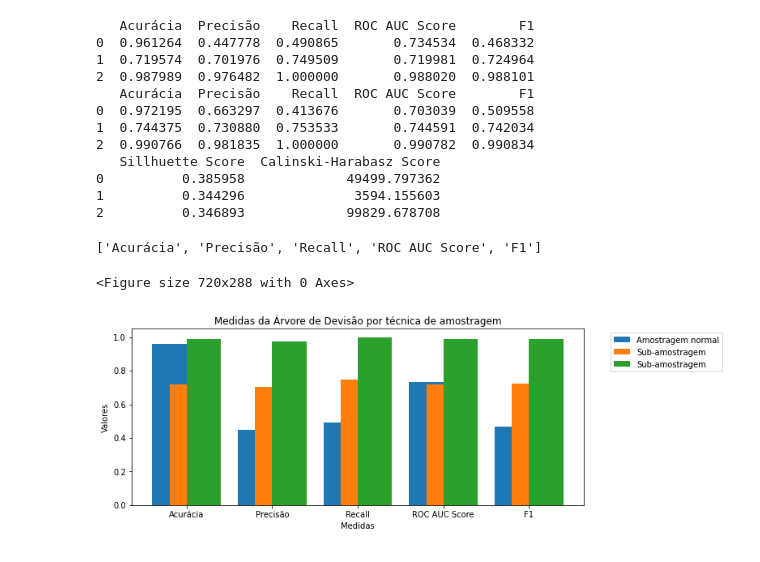
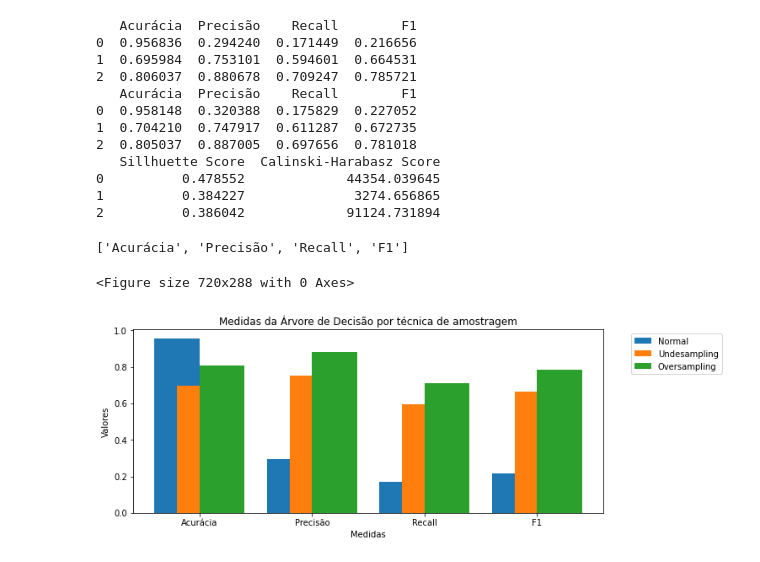
Before and after one commit to rafaelMartins1922/kaggle-fraud-detection-challenge, a Jupyter notebook: iee_cis_fraud_detection_machine_learning.ipynb, the cells around one changed output. Saved outputs shown, nothing was run; the diff lists cells and outputs as text; code cells hidden in the pictures.

```diff
--- a/iee_cis_fraud_detection_machine_learning.ipynb
+++ b/iee_cis_fraud_detection_machine_learning.ipynb
@@ -33,10 +32,8 @@ from sklearn.metrics import silhouette_score, calinski_harabasz_score
 # You can write up to 20GB to the current directory (/kaggle/working/) that gets preserved as output when you create a version using "Save & Run All"
 # You can also write temporary files to /kaggle/temp/, but they won't be saved outside of the current session
 # %%
-cols = ["TransactionID", "TransactionAmt","TransactionDT", "ProductCD","card4", "card6", "isFraud"]
-
-train_transaction = pd.read_csv("/content/drive/MyDrive/teste/train_transaction.csv", usecols=cols)
-test_transaction = pd.read_csv("/content/drive/MyDrive/teste/test_transaction.csv", usecols= [col for col in cols if col != 'isFraud'])
+train_transaction = pd.read_csv("/content/drive/MyDrive/teste/train_transaction.csv")
+test_transaction = pd.read_csv("/content/drive/MyDrive/teste/test_transaction.csv")
 
 train_identity = pd.read_csv("/content/drive/MyDrive/teste/train_identity.csv")
 test_identity = pd.read_csv("/content/drive/MyDrive/teste/test_identity.csv")
@@ -52,14 +63,15 @@ test: (506691, 46)
 # %%
 # Data Transformation
-## dropping nulls
-train.dropna(thresh=train.shape[0]*0.5,how='all',axis=1, inplace=True)
-test = test[[col for col in list(train.columns) if col != 'isFraud']]
 
+## dropping unecessary columns
+train = train[['ProductCD', 'DeviceType', 'card4', 'card6', 'R_emaildomain', 'id_02', 'id_16', 'id_35', 'id_38', 'V10', 'V12', 'V13', 'V15', 'V17', 'V18', 'V24', 'V31','isFraud']]
+test = test[['ProductCD', 'DeviceType', 'card4', 'card6', 'R_emaildomain', 'id-02', 'id-16', 'id-35', 'id-38', 'V10', 'V12', 'V13', 'V15', 'V17', 'V18', 'V24', 'V31']]
+
+continuous = train.select_dtypes(include=[np.number]).columns # all continuous columns
+categorical = train.select_dtypes(exclude=[np.number]).columns
 ## filling nulls
 train = train.fillna(train.mode().iloc[0])
 
 ## normalization, standardization
-continuous = train.select_dtypes(include=[np.number]).columns # all continuous columns
-categorical = train.select_dtypes(exclude=[np.number]).columns
 train[continuous] = (train[continuous]-train[continuous].mean())/train[continuous].std()
 train[continuous] = (train[continuous]-train[continuous].min())/(train[continuous].max()-train[continuous].min())
@@ -66,4 +80,5 @@ train[continuous] = (train[continuous]-train[continuous].min())/(train[continuou
 # %%
+# Makes predictions and prints metrics used to evaluate each model
 def evaluate_supervised_model(model, X_train, X_test, y_train, y_test, model_name):
     model.fit(X_train, y_train)
     y_pred = model.predict(X_test)
@@ -79,12 +94,11 @@ def evaluate_supervised_model(model, X_train, X_test, y_train, y_test, model_nam
     print('Recall: ', recall)
     print('ROC AUC Score: ', ra_score)
     print('F1: ', f1)
-    plot_roc_curve(model, X_test, y_test, name=f'ROC Curve - {model_name}')
 
-    return {'Acurácia':accuracy, 'Precisão':precision, 'Recall': recall, 'ROC AUC Score':ra_score, 'F1':f1}
+    return {'Acurácia':accuracy, 'Precisão':precision, 'Recall': recall, 'F1':f1}
 # %%
 # Supervised learning - Decision Tree Classifier
-features = ["TransactionID", "TransactionAmt","TransactionDT", "ProductCD","card4", "card6"]
+features = ['ProductCD', 'DeviceType', 'card4', 'card6', 'R_emaildomain', 'id_02', 'id_16', 'id_35', 'id_38', 'V10', 'V12', 'V13', 'V15', 'V17', 'V18', 'V24', 'V31']
 target = 'isFraud'
 #Data split - No sampling
 X = train[features]
@@ -302,41 +292,41 @@ print(decision_tree_results)
 print(random_forest_results)
 print(kmeans_results)
 # %% [output]
-   Acurácia  Precisão    Recall  ROC AUC Score        F1
-0  0.961264  0.447778  0.490865       0.734534  0.468332
-1  0.719574  0.701976  0.749509       0.719981  0.724964
-2  0.987989  0.976482  1.000000       0.988020  0.988101
-   Acurácia  Precisão    Recall  ROC AUC Score        F1
-0  0.972195  0.663297  0.413676       0.703039  0.509558
-1  0.744375  0.730880  0.753533       0.744591  0.742034
-2  0.990766  0.981835  1.000000       0.990782  0.990834
+   Acurácia  Precisão    Recall        F1
+0  0.956836  0.294240  0.171449  0.216656
+1  0.695984  0.753101  0.594601  0.664531
+2  0.806037  0.880678  0.709247  0.785721
+   Acurácia  Precisão    Recall        F1
+0  0.958148  0.320388  0.175829  0.227052
+1  0.704210  0.747917  0.611287  0.672735
+2  0.805037  0.887005  0.697656  0.781018
    Sillhuette Score  Calinski-Harabasz Score
-0          0.385958             49499.797362
-1          0.344296              3594.155603
-2          0.346893             99829.678708
+0          0.478552             44354.039645
+1          0.384227              3274.656865
+2          0.386042             91124.731894
 # %%
 plot_X = list(decision_tree_results.columns)
 print(plot_X)
 
 X_axis = np.arange(len(plot_X))
 plt.figure().set_figwidth(10)
 
 
 plt.figure().set_figwidth(10)
-plt.bar(X_axis - 0.2, decision_tree_results.iloc[0], 0.4, label= 'Amostragem normal')
-plt.bar(X_axis, decision_tree_results.iloc[1] , 0.4, label= 'Sub-amostragem')
-plt.bar(X_axis+0.2, decision_tree_results.iloc[2] , 0.4, label= 'Sub-amostragem')
+plt.bar(X_axis - 0.2, decision_tree_results.iloc[0], 0.4, label= 'Normal')
+plt.bar(X_axis, decision_tree_results.iloc[1] , 0.4, label= 'Undesampling')
+plt.bar(X_axis+0.2, decision_tree_results.iloc[2] , 0.4, label= 'Oversampling')
 
 plt.xticks(X_axis, plot_X)
 plt.xlabel('Medidas')
 plt.ylabel(f'Valores')
-plt.title(f'Medidas da Árvore de Devisão por técnica de amostragem')
+plt.title(f'Medidas da Árvore de Decisão por técnica de amostragem')
 plt.legend(bbox_to_anchor=(1.05, 1.0), loc='upper left')
 plt.show()
 # %% [output]
-['Acurácia', 'Precisão', 'Recall', 'ROC AUC Score', 'F1']
+['Acurácia', 'Precisão', 'Recall', 'F1']
 <Figure size 720x288 with 0 Axes>
-[figure, old version]
+[figure, new version]
 # %%
 plot_X = list(random_forest_results.columns)
 print(plot_X)
```
Also changed, not shown: parts of 10 cells of this notebook.
